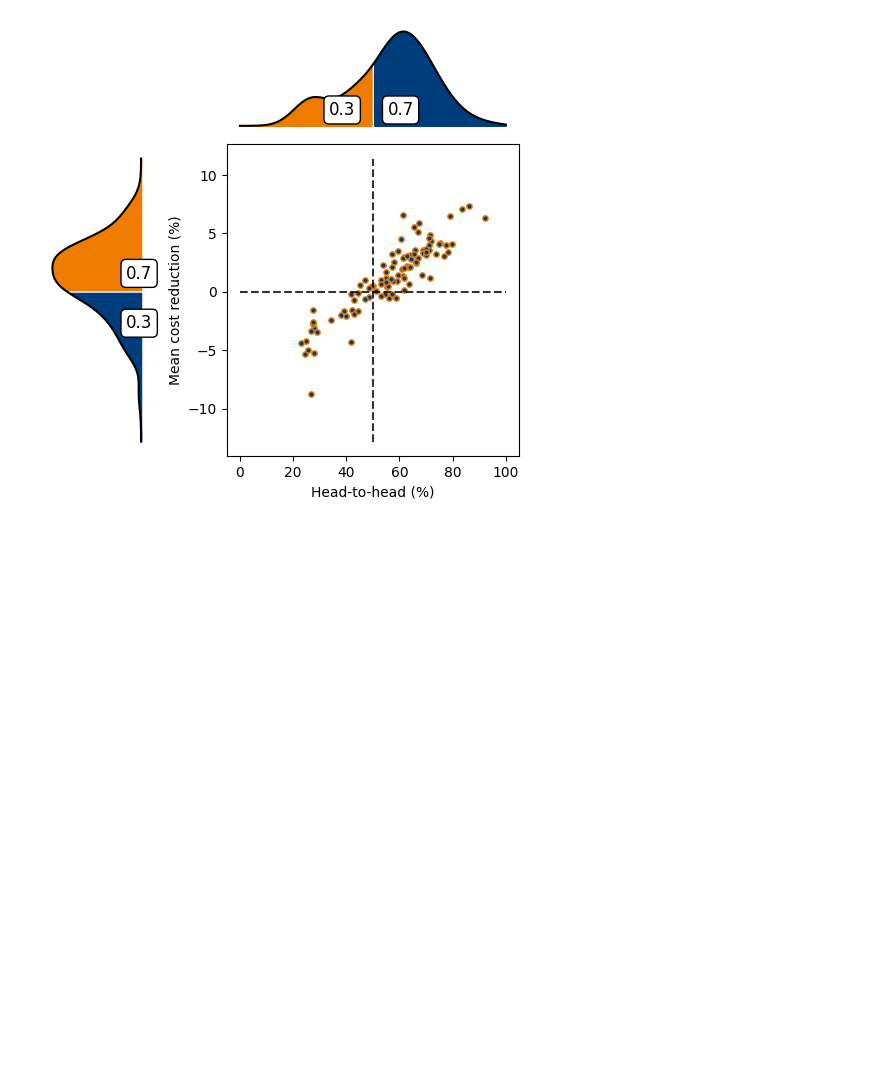
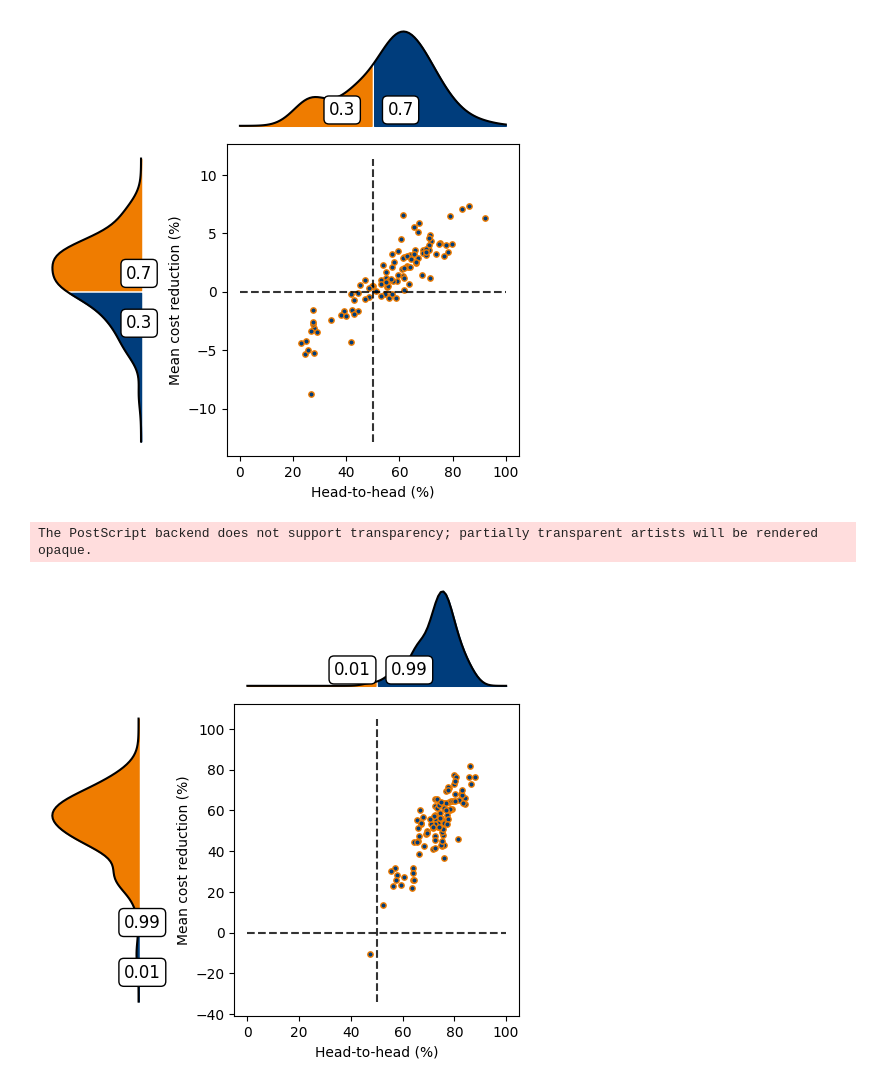
Before and after one commit to xunzhang-sjtu/Decision_Driven_Regularization, a Jupyter notebook: DDR_Reproduce/Baseline_Comparison.ipynb, the cells around one changed output. Drawn from its saved outputs; the diff is of its cells as text; code cells hidden in the pictures; blank space fills up the shorter version.

```diff
--- a/DDR_Reproduce/Main.ipynb
+++ b/DDR_Reproduce/Baseline_Comparison.ipynb
@@ -344,3 +350,9 @@ regret_h2h.figure_plot_upleft(win_ratio_ddr_ols_with_noise*100,regret_reduction_
 # %% [output]
 The PostScript backend does not support transparency; partially transparent artists will be rendered opaque.
 [figure]
+# %%
+figure_name = DataPath + "DDR_vs_SPO_with_noise"
+regret_h2h.figure_plot_upleft(win_ratio_ddr_spo_with_noise*100,regret_reduction_ddr_spo_with_noise*100,figure_name)
+# %% [output]
+The PostScript backend does not support transparency; partially transparent artists will be rendered opaque.
+[figure, added]
```
Also changed, not shown: parts of 1 cell of this notebook, 2 other files.
